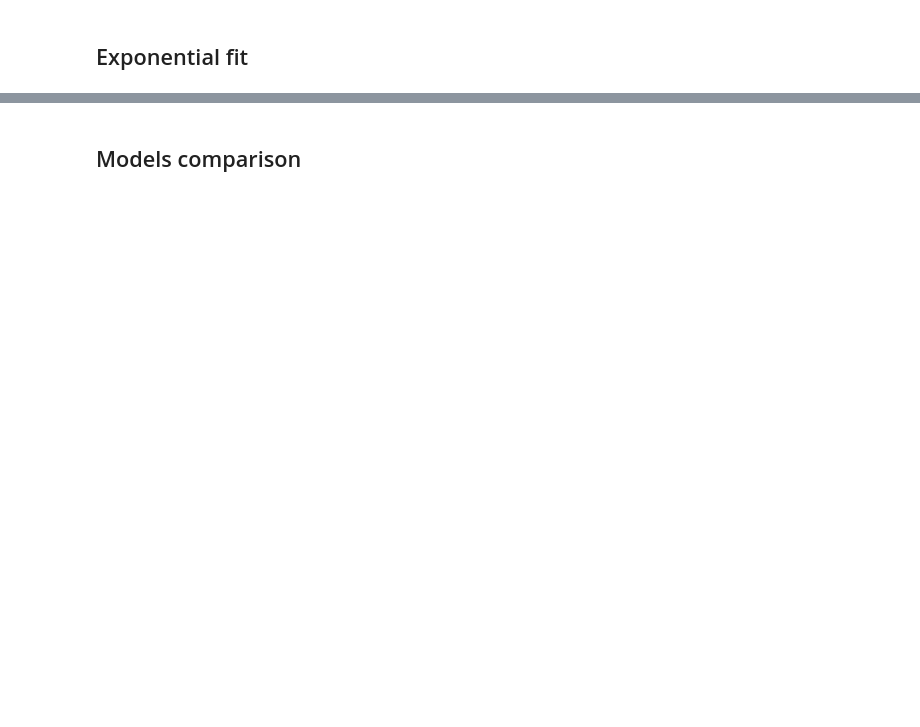
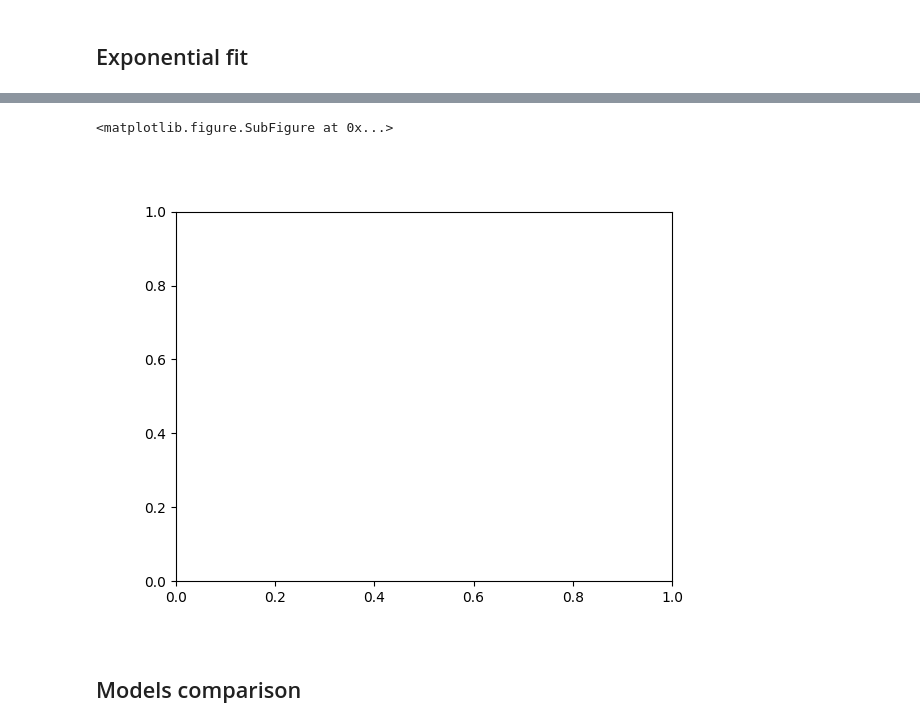
Before and after one commit to EnricoVianelli/GlobalWarming, a Jupyter notebook: global_warming.ipynb, the cells around one changed output, grey strips where cells are left out. Saved outputs shown, nothing was run; the diff lists cells and outputs as text; code cells hidden in the pictures; blank space fills up the shorter version.

```diff
--- a/global_warming.ipynb
+++ b/global_warming.ipynb
@@ -512,2 +512,50 @@ plt.show()
+# %%
+from IPython.display import display # Molto utile nei notebook
+
+# 1. Genera il cornerplot.
+# Lasciamo che generi i titoli di default (è più sicuro), li sovrascriveremo dopo.
+fig = cornerplot(results['air_exponential'], fig=corner_subfigs[0])
+
+# 2. Estrai i campioni e i nomi dei parametri
+samples = results['air_exponential']['samples']
+param_names = results['air_exponential']['paramnames']
+ndim = len(param_names)
+
+# 3. Definisci i formati per TUTTI i parametri.
+# ATTENZIONE: Questa lista DEVE avere esattamente la stessa lunghezza di 'ndim'
+# (Nel tuo modello esponenziale hai 5 parametri: a, b, c, log_constant, log_metric)
+formattazioni = ['.2f', '.6f', '.3f', '.1f', '.1f']
+
+# 4. Ottieni gli assi e trasformali nella griglia
+axes = np.array(fig.axes).reshape((ndim, ndim))
+
+# 5. Sovrascrivi i titoli sulla diagonale
+for i in range(ndim):
+    ax = axes[i, i]
+
+    # Calcola i quantili
+    q_16, q_50, q_84 = np.percentile(samples[:, i], [16, 50, 84])
+    q_minus = q_50 - q_16
+    q_plus = q_84 - q_50
+
+    # Costruisci il nuovo titolo
+    fmt = formattazioni[i]
+    titolo = f"{param_names[i]} = {q_50:{fmt}} (+{q_plus:{fmt}} / -{q_minus:{fmt}})"
+
+    # Sovrascrive il titolo e imposta una dimensione del font leggibile
+    ax.set_title(titolo, fontsize=11)
+
+# 6. FORZA IL RENDERING (Essenziale per Jupyter Notebook)
+# Questo aggiorna la "tela" con le nostre modifiche
+fig.canvas.draw()
+
+# Opzione A: Se usi %matplotlib inline o widget
+display(fig)
+
+# Opzione B: In alternativa, puoi usare
+#plt.show()
+# %% [output]
+<matplotlib.figure.SubFigure at 0x...>
+[figure, added]
 # %% [markdown]
 ## Models comparison
```
Also changed, not shown: parts of 14 cells of this notebook.
